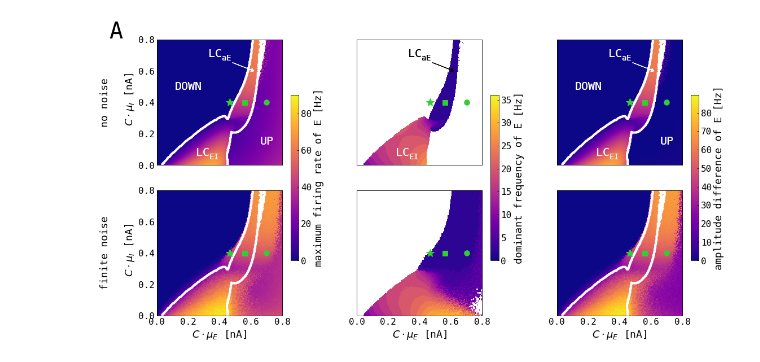
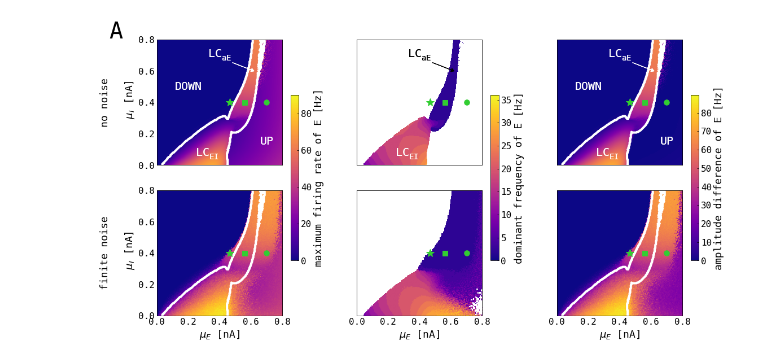
Before and after one commit to jajcayn/thalamocortical_model_study, a Jupyter notebook: fig4 - aln_bifurcation.ipynb, the cells around one changed output. Cells and saved outputs as stored; diff of their text form; code cells hidden in the pictures.

```diff
--- a/fig4 - aln_bifurcation.ipynb
+++ b/fig4 - aln_bifurcation.ipynb
@@ -177,36 +179,36 @@ for j, fld in enumerate(
                 xi,
                 yi,
                 blurred.T,
                 colors="white",
                 linestyles="solid",
                 levels=[0, 1.0001],
                 linewidths=(4,),
                 zorder=1,
             )
         if noise.values == 0:
             noise_label = "no noise"
         else:
             noise_label = "finite noise"
-        axs[i, 0].set_ylabel(noise_label + "\n\n $C\cdot\mu_{I}$ [nA]")
-        axs[-1, j].set_xlabel("$C\cdot\mu_{E}$ [nA]")
+        axs[i, 0].set_ylabel(noise_label + "\n\n $\mu_{I}$ [nA]")
+        axs[-1, j].set_xlabel("$\mu_{E}$ [nA]")
     cbar = fig.colorbar(img, shrink=0.6, ax=axs[:, j])
     cbar.set_label(cbar_labs[j])
 plt.text(
     0.08,
     0.9,
     "A",
     ha="center",
     va="center",
     transform=fig.transFigure,
     fontsize=40,
 )
 # to PDF due transparency
 if SAVE_FIG:
     plt.savefig(
         "../figs/aln_bifurcation.pdf", dpi=DPI, transparent=True, bbox_inches="tight"
     )
 # %% [output]
-[figure, old version]
+[figure, new version]
 # %%
 fig, axs = plt.subplots(ncols=3, nrows=2, sharey=True, sharex=True, figsize=(18, 9))
 for ii, noise in enumerate([0.0, 0.05]):
```
Also changed, not shown: parts of 2 cells of this notebook, 9 other files.
